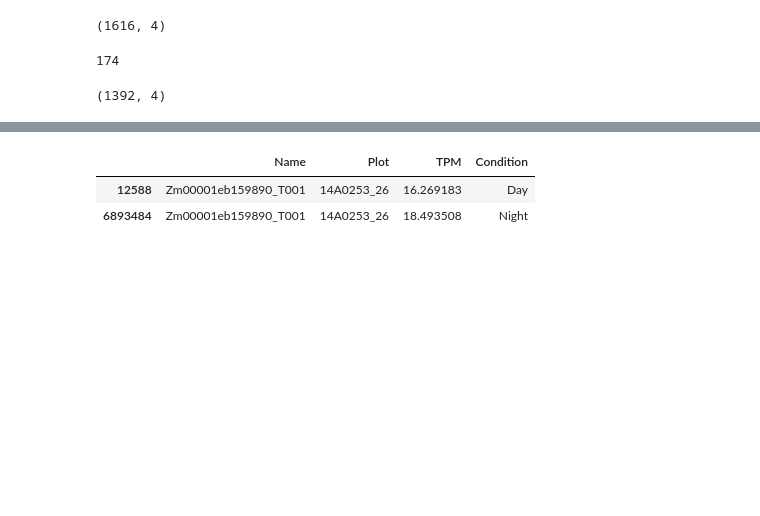
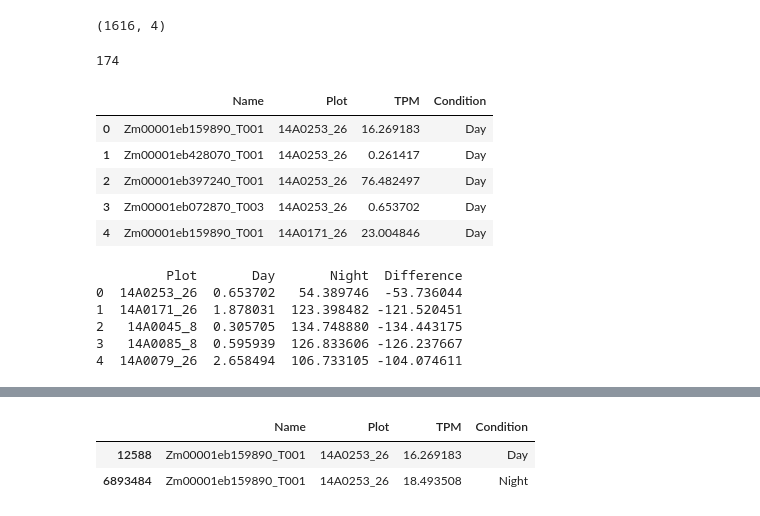
Before and after one commit to SantosRAC/maize_microbiome_transcriptomics, a Jupyter notebook: poster_presentation_notebooks/pag_2025/plots_circadian_genes.ipynb, the cells around one changed output, grey strips where cells are left out. Drawn from its saved outputs; the diff is of its cells as text; code cells hidden in the pictures; blank space fills up the shorter version.

```diff
--- a/poster_presentation_notebooks/pag_2025/plots_circadian_genes.ipynb
+++ b/poster_presentation_notebooks/pag_2025/plots_circadian_genes.ipynb
@@ -78,6 +78,39 @@ len(selected_plots)
 # %% [output]
 174
 # %%
-filtered_genes_and_plots_df.shape
+filtered_genes_and_plots_df.head()
 # %% [output]
-(1392, 4)
+|  | Name | Plot | TPM | Condition |
+| 0 | Zm00001eb159890_T001 | 14A0253_26 | 16.269183 | Day |
+| 1 | Zm00001eb428070_T001 | 14A0253_26 | 0.261417 | Day |
+| 2 | Zm00001eb397240_T001 | 14A0253_26 | 76.482497 | Day |
+| 3 | Zm00001eb072870_T003 | 14A0253_26 | 0.653702 | Day |
+| 4 | Zm00001eb159890_T001 | 14A0171_26 | 23.004846 | Day |
+# %%
+# Initialize a list to store the differences
+selected_gene = "Zm00001eb072870_T003"
+
+gene_plot_df = pd.DataFrame()
+
+# Loop through each plot in the selected plots
+for plot in filtered_genes_and_plots_df['Plot'].unique():
+    # Extract values for the selected gene in the current plot, for day and night conditions
+    day_value = filtered_genes_and_plots_df[(filtered_genes_and_plots_df["Name"] == selected_gene) &
+                                            (filtered_genes_and_plots_df["Condition"] == "Day") &
+                                            (filtered_genes_and_plots_df["Plot"] == plot)]["TPM"].values[0]
+    night_value = filtered_genes_and_plots_df[(filtered_genes_and_plots_df["Name"] == selected_gene) &
+                                              (filtered_genes_and_plots_df["Condition"] == "Night") &
+                                            (filtered_genes_and_plots_df["Plot"] == plot)]["TPM"].values[0]
+
+    # Compute the difference and store it in the dictionary
+    new_rows = pd.DataFrame({"Plot": plot, "Day": day_value, "Night": night_value, "Difference": day_value - night_value}, index=[0])
+    gene_plot_df = pd.concat([gene_plot_df, new_rows], ignore_index=True)
+
+print(gene_plot_df.head())
+# %% [output]
+         Plot       Day       Night  Difference
+0  14A0253_26  0.653702   54.389746  -53.736044
+1  14A0171_26  1.878031  123.398482 -121.520451
+2   14A0045_8  0.305705  134.748880 -134.443175
+3   14A0085_8  0.595939  126.833606 -126.237667
+4  14A0079_26  2.658494  106.733105 -104.074611
```
Also changed, not shown: parts of 3 cells of this notebook.
